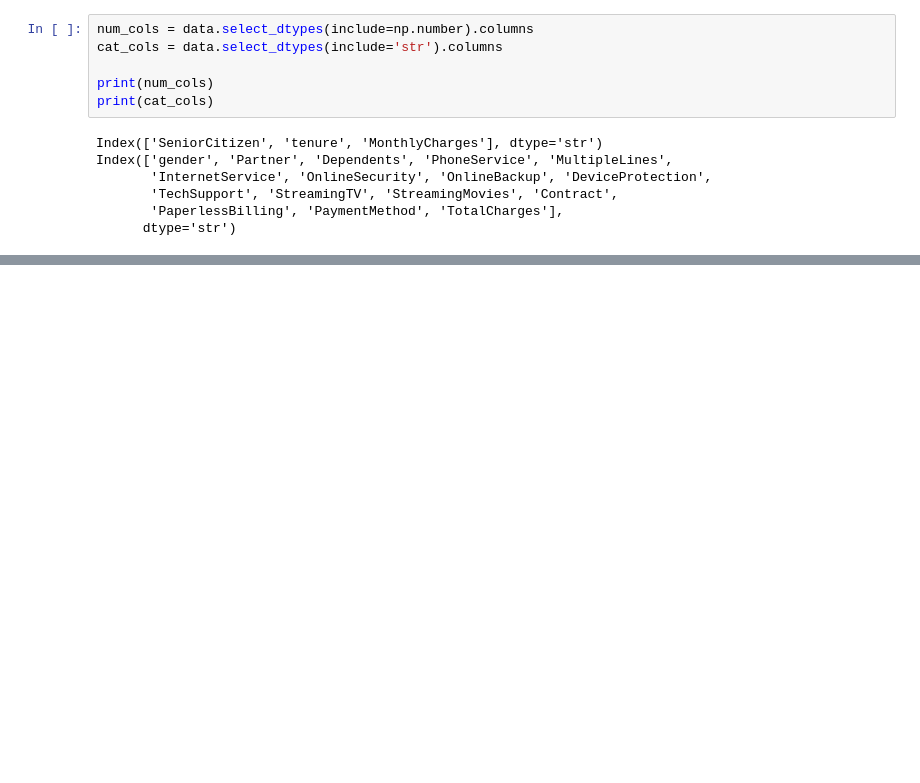
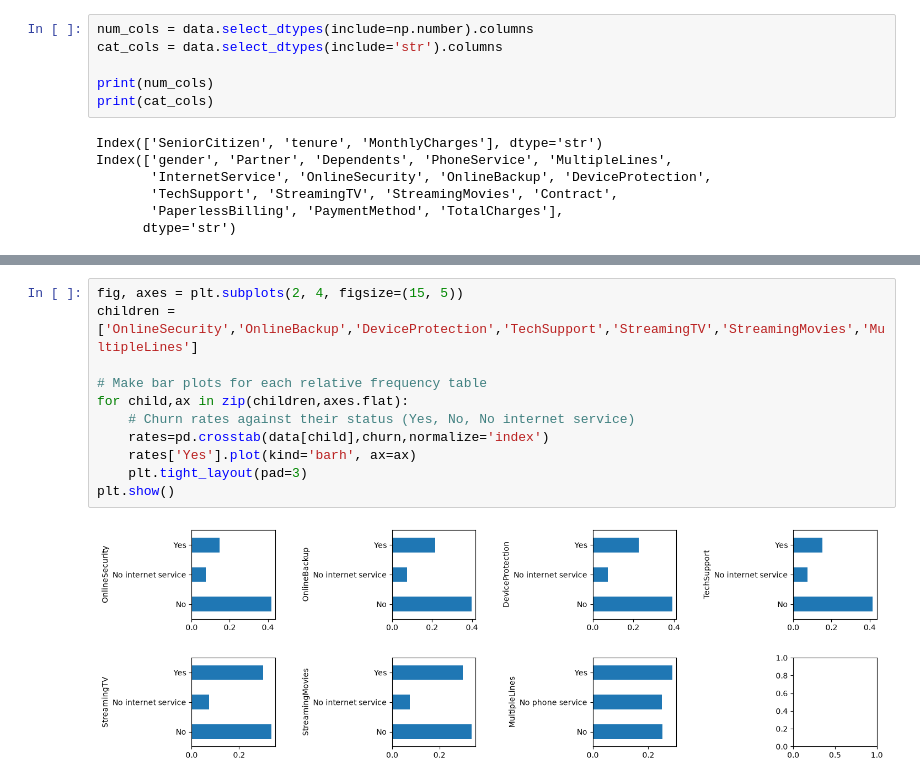
Before and after one commit to dvpanth/telco-churn, a Jupyter notebook: churn.ipynb, the cells around one changed output, grey strips where cells are left out. Drawn from its saved outputs; the diff is of its cells as text; blank space fills up the shorter version.

```diff
--- a/churn.ipynb
+++ b/churn.ipynb
@@ -91,0 +147,13 @@ ConfusionMatrixDisplay.from_predictions(
+# %%
+fig, axes = plt.subplots(2, 4, figsize=(15, 5))
+children = ['OnlineSecurity','OnlineBackup','DeviceProtection','TechSupport','StreamingTV','StreamingMovies','MultipleLines']
+
+# Make bar plots for each relative frequency table
+for child,ax in zip(children,axes.flat):
+    # Churn rates against their status (Yes, No, No internet service)
+    rates=pd.crosstab(data[child],churn,normalize='index')
+    rates['Yes'].plot(kind='barh', ax=ax)
+    plt.tight_layout(pad=3)
+plt.show()
+# %% [output]
+[figure, added]
```
Also changed, not shown: parts of 32 cells of this notebook.
